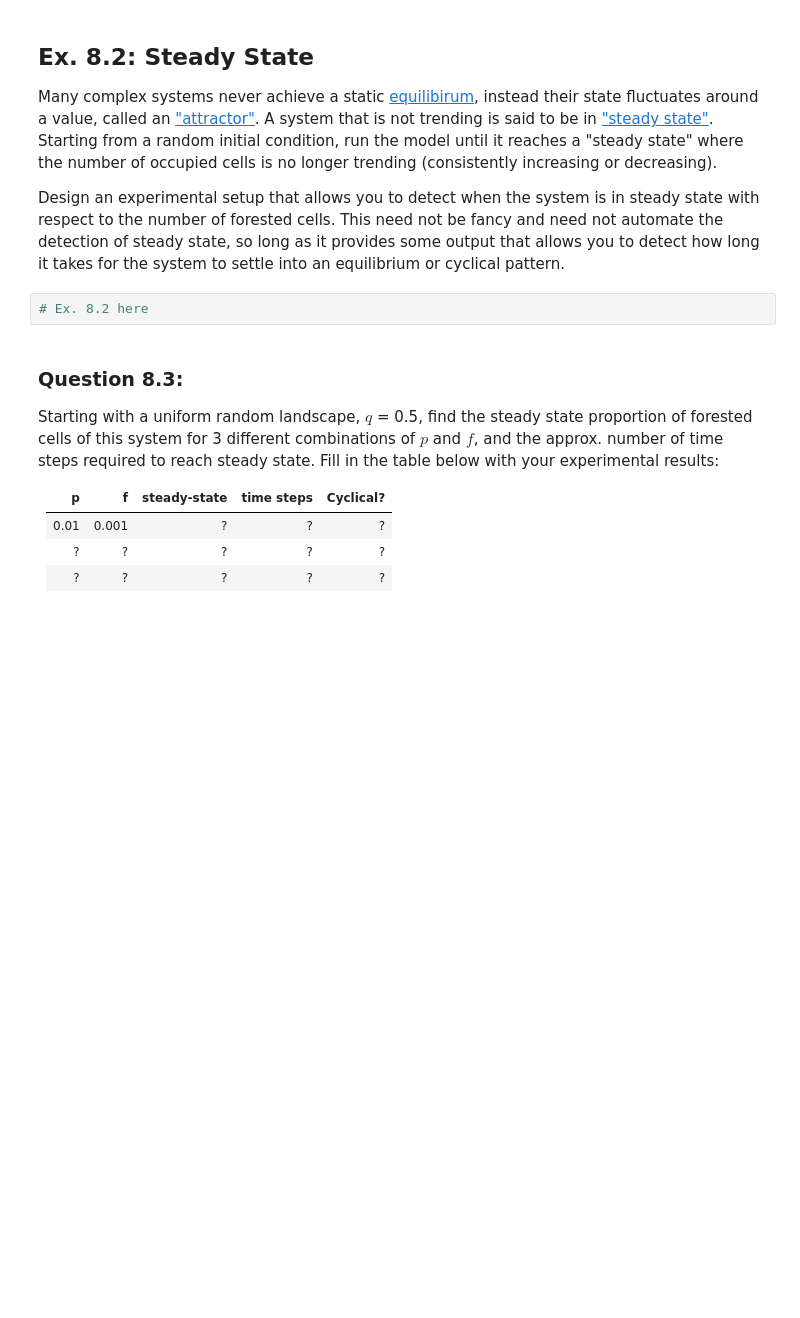
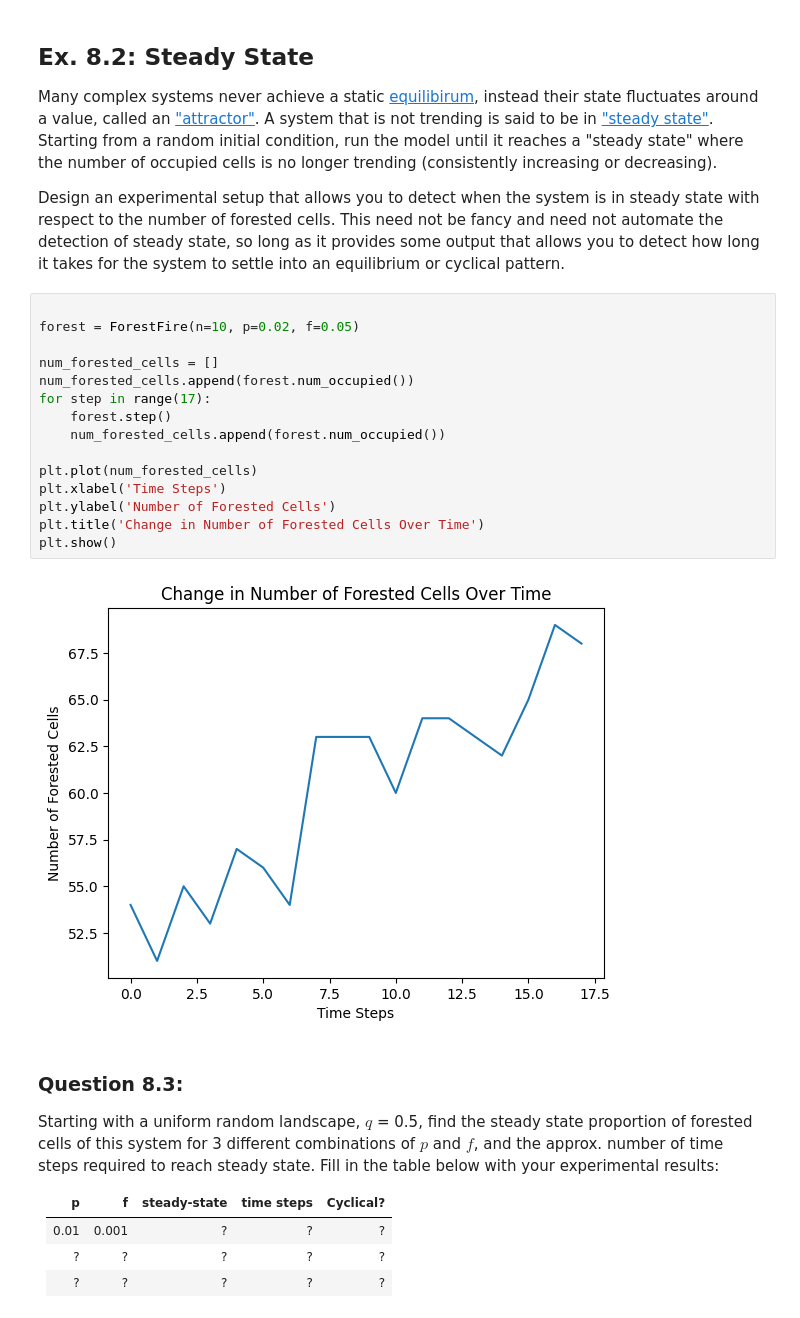
Before and after one commit to jashanpreetjabbal/cap-comp215, a Jupyter notebook: labs/lab07-10-fire.ipynb, the cells around one changed output. Drawn from its saved outputs; the diff is of its cells as text; blank space fills up the shorter version.

```diff
--- a/labs/lab07-10-fire.ipynb
+++ b/labs/lab07-10-fire.ipynb
@@ -252,8 +290,23 @@ Starting from a random initial condition, run the model until it reaches a "stea
 
 Design an experimental setup that allows you to detect when the system is in steady state with respect to the number of forested cells.
 This need not be fancy and need not automate the detection of steady state, so long as it provides some output that allows you to detect how long it takes for the system to settle into an equilibrium or cyclical pattern.
-# %%
-# Ex. 8.2 here
+# %%
+
+forest = ForestFire(n=10, p=0.02, f=0.05)
+
+num_forested_cells = []
+num_forested_cells.append(forest.num_occupied())
+for step in range(17):
+    forest.step()
+    num_forested_cells.append(forest.num_occupied())
+
+plt.plot(num_forested_cells)
+plt.xlabel('Time Steps')
+plt.ylabel('Number of Forested Cells')
+plt.title('Change in Number of Forested Cells Over Time')
+plt.show()
+# %% [output]
+[figure, added]
 # %% [markdown]
 ### Question 8.3:
 Starting with a uniform random landscape, $q$ = 0.5, find the steady state proportion of forested cells of this system for 3 different combinations of $p$ and $f$, and the approx. number of time steps required to reach steady state.
```
Also changed, not shown: parts of 16 cells of this notebook.
